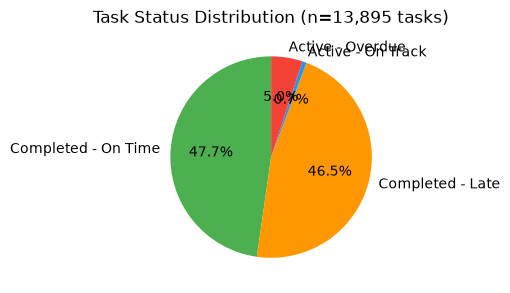
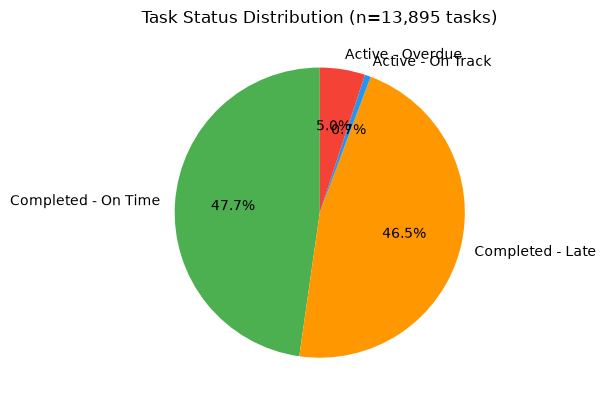
The change to this notebook cell's code, shown as a diff; its figure went from the first image to the second:
--- before
+++ after
@@ -6,5 +6,5 @@
 })
 
-fig, ax = plt.subplots(figsize=(5, 5))
+fig, ax = plt.subplots(figsize=(6, 6))
 colors = ['#4CAF50', '#FF9800', '#2196F3', '#F44336']
 ax.pie(status_counts, labels=status_counts.index, autopct='%1.1f%%', colors=colors, startangle=90)

Commit: docs: add final technical report and management summary